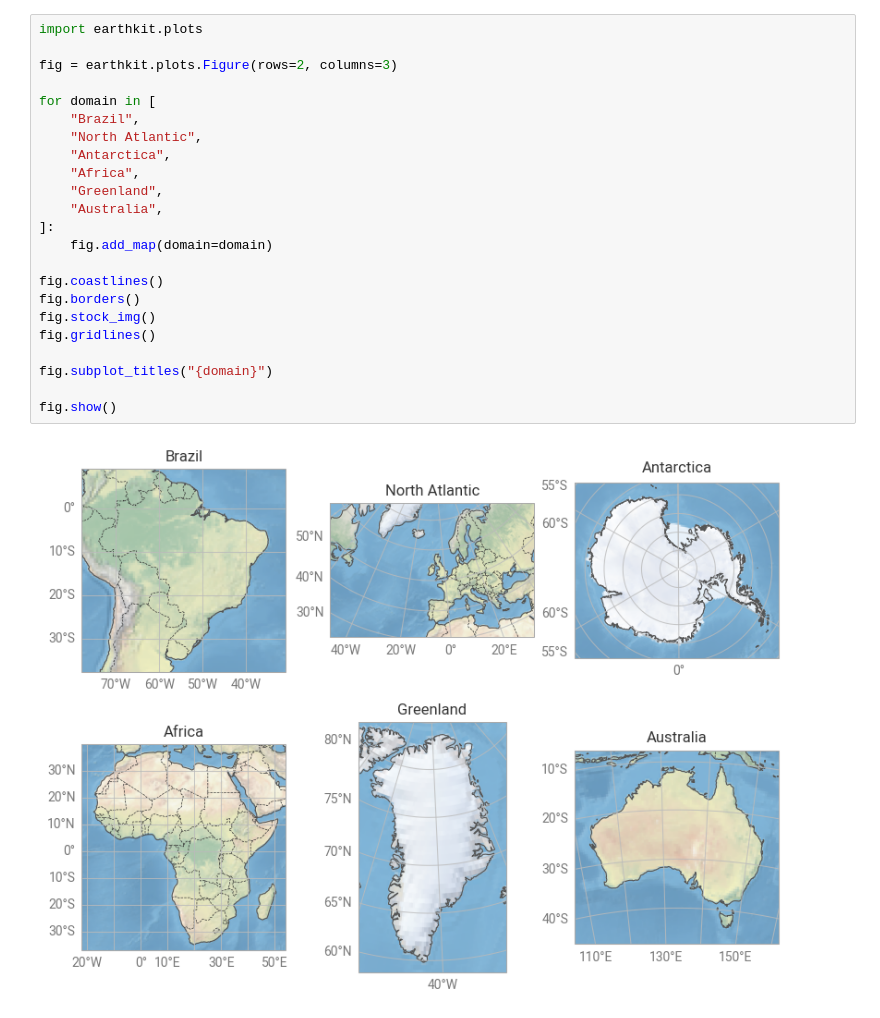
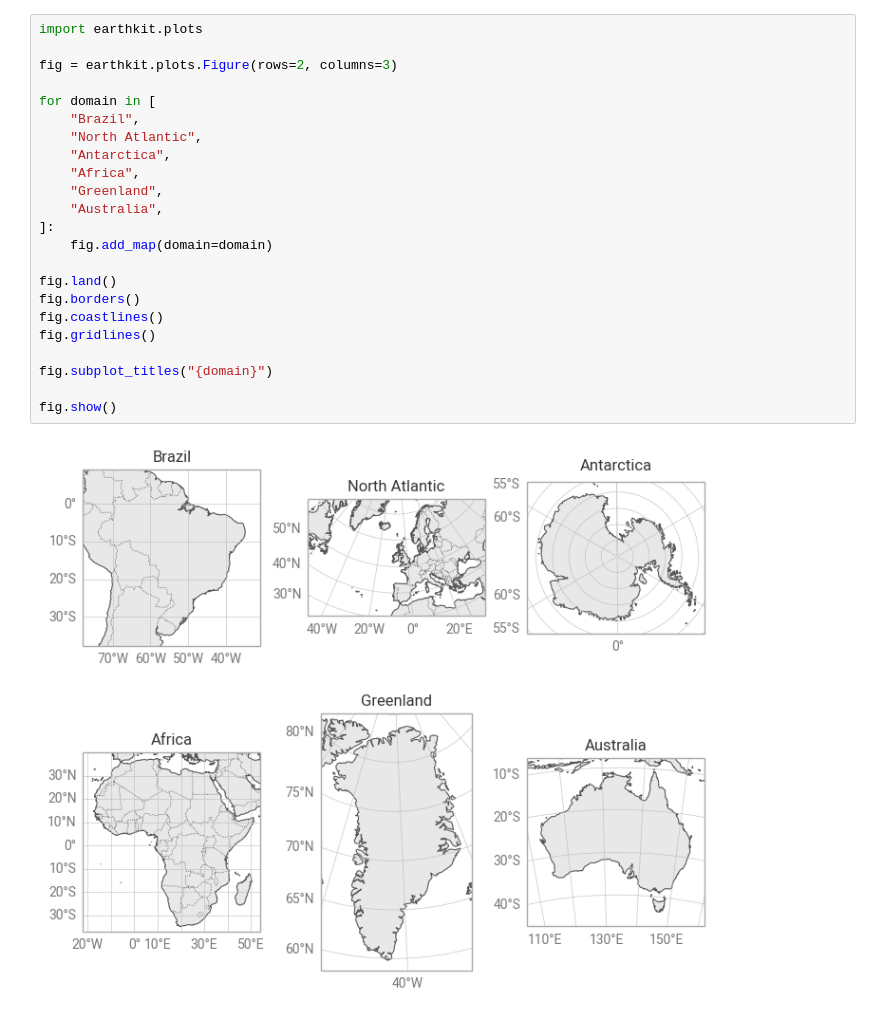
Before and after one commit to ecmwf/earthkit-plots, a Jupyter notebook: docs/examples/gallery/domains/builtin-domains.ipynb, the cells around one changed output. Cells and saved outputs as stored; diff of their text form.

```diff
--- a/docs/examples/gallery/domains/builtin-domains.ipynb
+++ b/docs/examples/gallery/domains/builtin-domains.ipynb
@@ -1,25 +1,25 @@
 # %%
 import earthkit.plots
 
 fig = earthkit.plots.Figure(rows=2, columns=3)
 
 for domain in [
     "Brazil",
     "North Atlantic",
     "Antarctica",
     "Africa",
     "Greenland",
     "Australia",
 ]:
     fig.add_map(domain=domain)
 
+fig.land()
+fig.borders()
 fig.coastlines()
-fig.borders()
-fig.stock_img()
 fig.gridlines()
 
 fig.subplot_titles("{domain}")
 
 fig.show()
 # %% [output]
-[figure, old version]
+[figure, new version]
```
Also changed, not shown: 47 other files.
